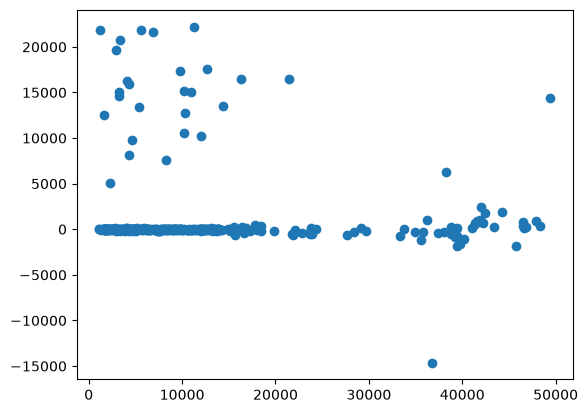
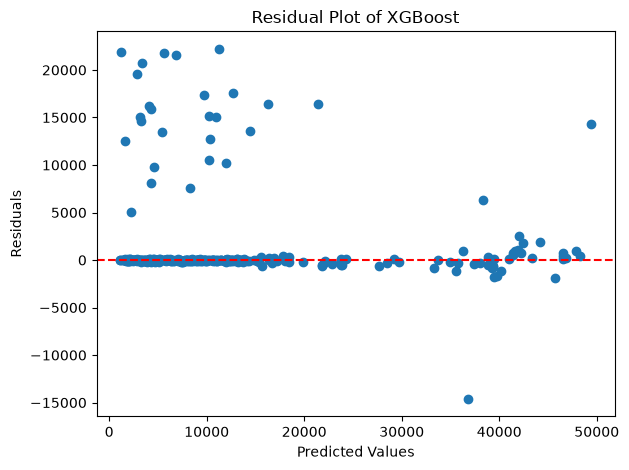
The change to this notebook cell's code, shown as a diff; its figure went from the first image to the second:
--- before
+++ after
@@ -1,3 +1,9 @@
+plt.title("Residual Plot of XGBoost")
 residuals = y_test - y_pred
 plt.scatter(y_pred, residuals)
+plt.xlabel("Predicted Values")
+plt.ylabel("Residuals")
+plt.axhline(y=0, color='r', linestyle='--')
+plt.tight_layout()
+plt.savefig("images/residual_plot_of_xgboost.png", dpi=1200)
 plt.show()

Commit: Adding some changes to some files